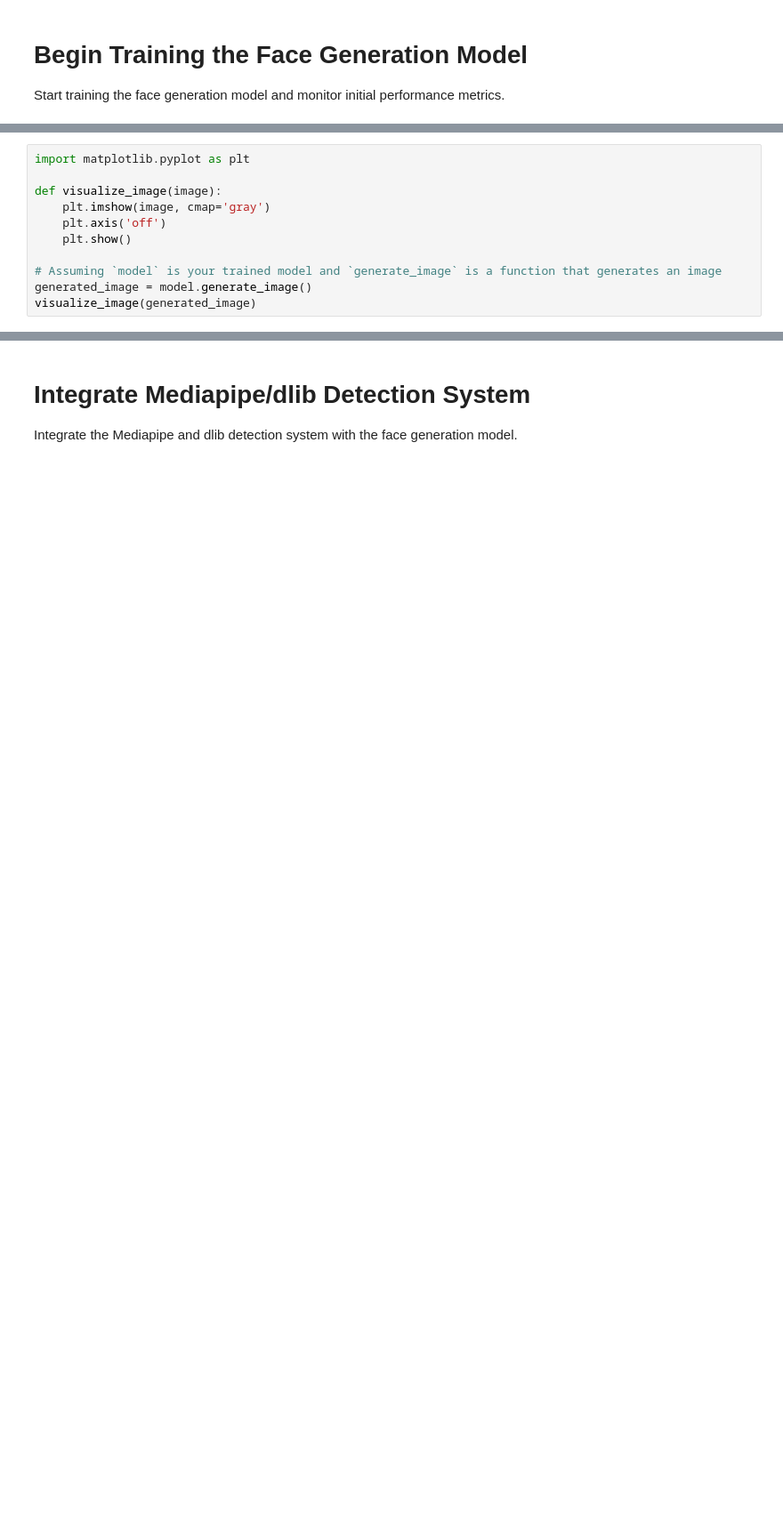
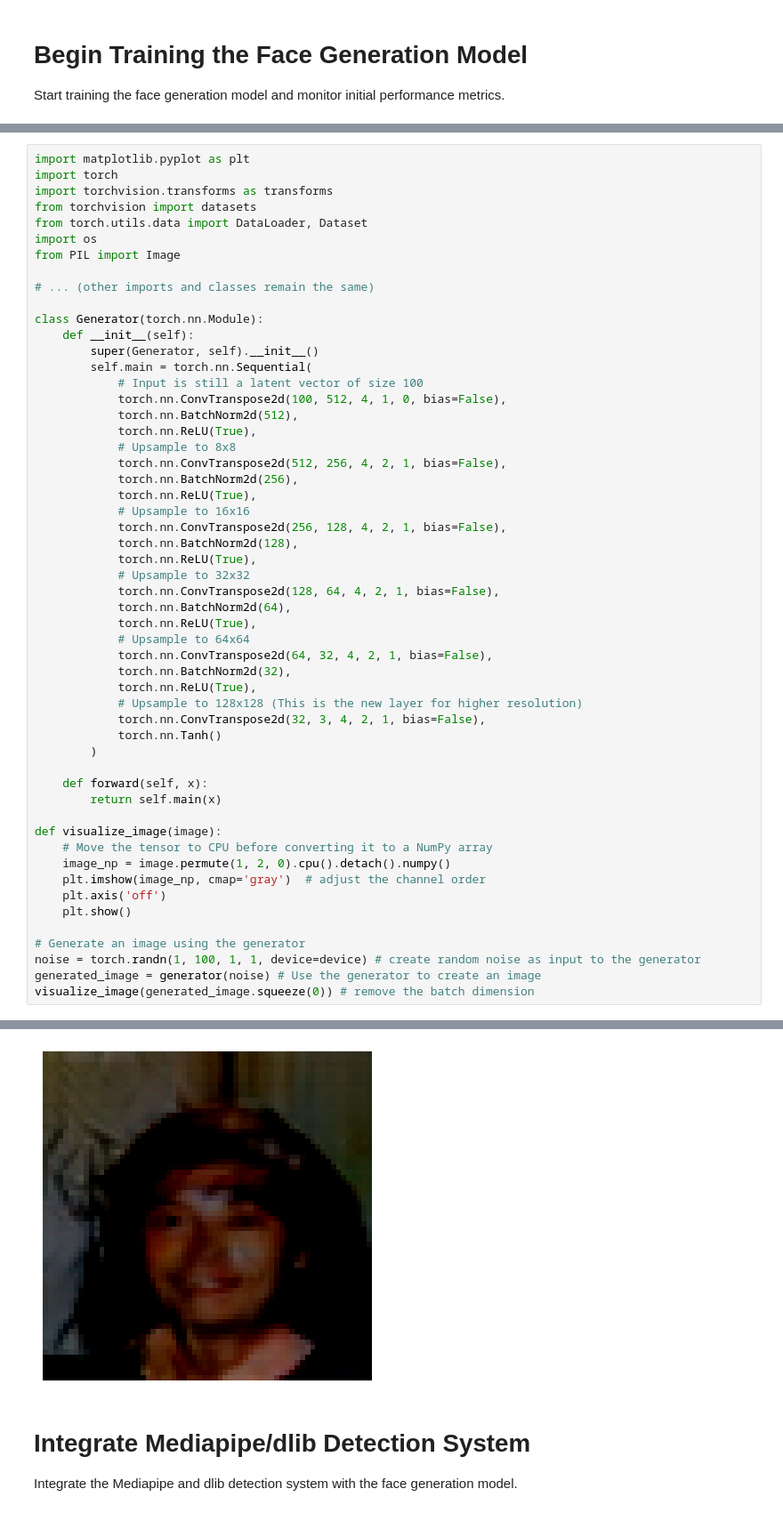
Before and after one commit to Rishardmunene/Stable-Diffusion-test, a Jupyter notebook: Face generation.ipynb, the cells around one changed output, grey strips where cells are left out. Shown at 89% size. Cells and saved outputs as stored; diff of their text form; blank space fills up the shorter version.

Commit message:
Working model

```diff
--- a/Face generation.ipynb
+++ b/Face generation.ipynb
@@ -232,11 +230,55 @@ Epoch [1/300], Step [1900/12663], D Loss: 0.6920, G Loss: 5.7451
-# %%
-import matplotlib.pyplot as plt
-
-def visualize_image(image):
-    plt.imshow(image, cmap='gray')
-    plt.axis('off')
-    plt.show()
-
-# Assuming `model` is your trained model and `generate_image` is a function that generates an image
-generated_image = model.generate_image()
-visualize_image(generated_image)
+# %%
+import matplotlib.pyplot as plt
+import torch
+import torchvision.transforms as transforms
+from torchvision import datasets
+from torch.utils.data import DataLoader, Dataset
+import os
+from PIL import Image
+
+# ... (other imports and classes remain the same)
+
+class Generator(torch.nn.Module):
+    def __init__(self):
+        super(Generator, self).__init__()
+        self.main = torch.nn.Sequential(
+            # Input is still a latent vector of size 100
+            torch.nn.ConvTranspose2d(100, 512, 4, 1, 0, bias=False),
+            torch.nn.BatchNorm2d(512),
+            torch.nn.ReLU(True),
+            # Upsample to 8x8
+            torch.nn.ConvTranspose2d(512, 256, 4, 2, 1, bias=False),
+            torch.nn.BatchNorm2d(256),
+            torch.nn.ReLU(True),
+            # Upsample to 16x16
+            torch.nn.ConvTranspose2d(256, 128, 4, 2, 1, bias=False),
+            torch.nn.BatchNorm2d(128),
+            torch.nn.ReLU(True),
+            # Upsample to 32x32
+            torch.nn.ConvTranspose2d(128, 64, 4, 2, 1, bias=False),
+            torch.nn.BatchNorm2d(64),
+            torch.nn.ReLU(True),
+            # Upsample to 64x64
+            torch.nn.ConvTranspose2d(64, 32, 4, 2, 1, bias=False),
+            torch.nn.BatchNorm2d(32),
+            torch.nn.ReLU(True),
+            # Upsample to 128x128 (This is the new layer for higher resolution)
+            torch.nn.ConvTranspose2d(32, 3, 4, 2, 1, bias=False),
+            torch.nn.Tanh()
+        )
+
+    def forward(self, x):
+        return self.main(x)
+
+def visualize_image(image):
+    # Move the tensor to CPU before converting it to a NumPy array
+    image_np = image.permute(1, 2, 0).cpu().detach().numpy()
+    plt.imshow(image_np, cmap='gray')  # adjust the channel order
+    plt.axis('off')
+    plt.show()
+
+# Generate an image using the generator
+noise = torch.randn(1, 100, 1, 1, device=device) # create random noise as input to the generator
+generated_image = generator(noise) # Use the generator to create an image
+visualize_image(generated_image.squeeze(0)) # remove the batch dimension
+# %% [output]
@@ -243,3 +286,4 @@ visualize_image(generated_image)
+[figure, added]
 # %% [markdown]
 # Integrate Mediapipe/dlib Detection System
 Integrate the Mediapipe and dlib detection system with the face generation model.
```
Also changed, not shown: parts of 10 cells of this notebook.
